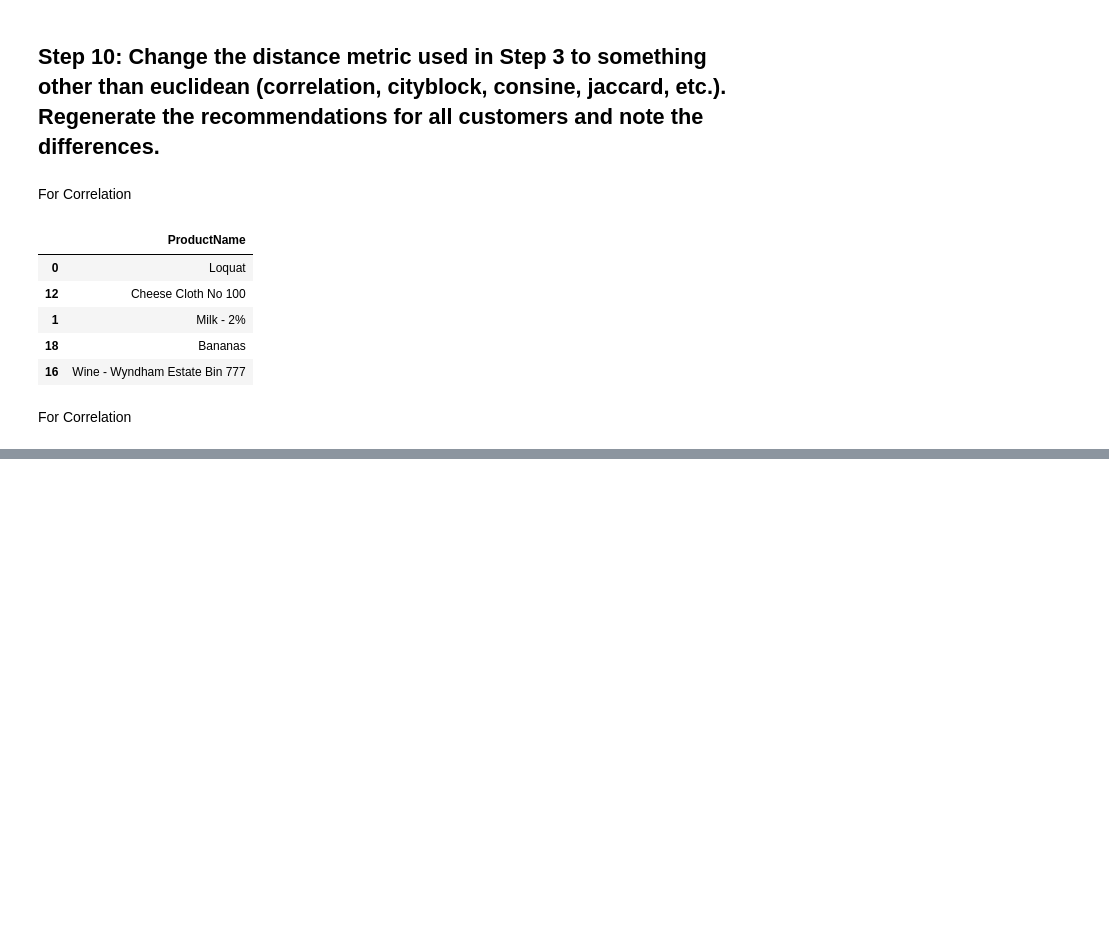
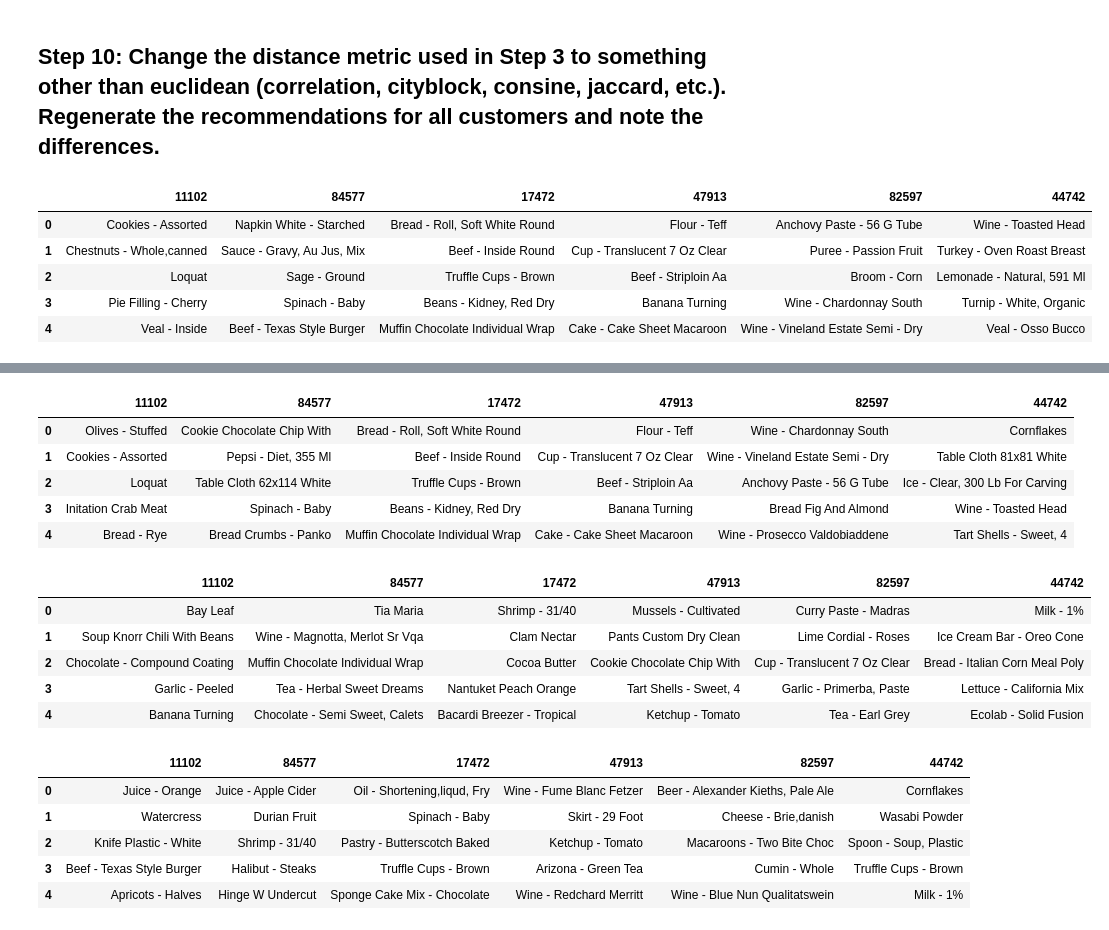
Before and after one commit to alejandroperela/datamad0119, a Jupyter notebook: module-2/lab-intro-recommender-systems/your-code/main.ipynb, the cells around one changed output, grey strips where cells are left out. Saved outputs shown, nothing was run; the diff lists cells and outputs as text; code cells hidden in the pictures; blank space fills up the shorter version.

```diff
--- a/module-2/lab-intro-recommender-systems/your-code/main.ipynb
+++ b/module-2/lab-intro-recommender-systems/your-code/main.ipynb
@@ -185,28 +159,13 @@ for k, j in dict(empty).items():
 # %% [markdown]
 ## Step 10: Change the distance metric used in Step 3 to something other than euclidean (correlation, cityblock, consine, jaccard, etc.). Regenerate the recommendations for all customers and note the differences.
-# %% [markdown]
-For Correlation
-# %%
-quantities = data.groupby(['CustomerID', 'ProductName'], as_index=False).agg({'Quantity':'sum'})
-quantities_pivot = pd.pivot_table(quantities, index='ProductName', columns='CustomerID', values='Quantity').fillna(0)
-distances = pd.DataFrame(1/(1 + squareform(pdist(quantities_pivot.T, 'jaccard'))),
-                         index=quantities_pivot.columns, columns=quantities_pivot.columns)
-similarities = distances[33].sort_values(ascending=False)[1:]
-some_values = []
-for k, j in dict(similarities.head()).items():
-    some_values.append(k)
-data5 = quantities.loc[quantities['CustomerID'].isin(some_values)]
-data5_new = data5.groupby('ProductName', as_index=False).agg({'Quantity':'sum'}).sort_values(['Quantity'],ascending=False)
-merged = pd.merge(data5_new, quantities_pivot, on='ProductName')
-merged = merged.loc[merged[33]==0].sort_values(['Quantity'],ascending=False).head()
-merged = pd.DataFrame(merged.ProductName)
-merged
-# %% [output]
-|  | ProductName |
-| 0 | Loquat |
-| 12 | Cheese Cloth No 100 |
-| 1 | Milk - 2% |
-| 18 | Bananas |
-| 16 | Wine - Wyndham Estate Bin 777 |
-# %% [markdown]
-For Correlation
+# %%
+distances = ['correlation','cityblock','cosine','jaccard', 'chebyshev', 'rogerstanimoto', 'sokalmichener']
+for i in distances:
+    display(pd.DataFrame.from_dict(recommendations(i)))
+# %% [output]
+|  | 11102 | 84577 | 17472 | 47913 | 82597 | 44742 |
+| 0 | Cookies - Assorted | Napkin White - Starched | Bread - Roll, Soft White Round | Flour - Teff | Anchovy Paste - 56 G Tube | Wine - Toasted Head |
+| 1 | Chestnuts - Whole,canned | Sauce - Gravy, Au Jus, Mix | Beef - Inside Round | Cup - Translucent 7 Oz Clear | Puree - Passion Fruit | Turkey - Oven Roast Breast |
+| 2 | Loquat | Sage - Ground | Truffle Cups - Brown | Beef - Striploin Aa | Broom - Corn | Lemonade - Natural, 591 Ml |
+| 3 | Pie Filling - Cherry | Spinach - Baby | Beans - Kidney, Red Dry | Banana Turning | Wine - Chardonnay South | Turnip - White, Organic |
+| 4 | Veal - Inside | Beef - Texas Style Burger | Muffin Chocolate Individual Wrap | Cake - Cake Sheet Macaroon | Wine - Vineland Estate Semi - Dry | Veal - Osso Bucco |
@@ -212,0 +178,18 @@ For Correlation
+|  | 11102 | 84577 | 17472 | 47913 | 82597 | 44742 |
+| 0 | Olives - Stuffed | Cookie Chocolate Chip With | Bread - Roll, Soft White Round | Flour - Teff | Wine - Chardonnay South | Cornflakes |
+| 1 | Cookies - Assorted | Pepsi - Diet, 355 Ml | Beef - Inside Round | Cup - Translucent 7 Oz Clear | Wine - Vineland Estate Semi - Dry | Table Cloth 81x81 White |
+| 2 | Loquat | Table Cloth 62x114 White | Truffle Cups - Brown | Beef - Striploin Aa | Anchovy Paste - 56 G Tube | Ice - Clear, 300 Lb For Carving |
+| 3 | Initation Crab Meat | Spinach - Baby | Beans - Kidney, Red Dry | Banana Turning | Bread Fig And Almond | Wine - Toasted Head |
+| 4 | Bread - Rye | Bread Crumbs - Panko | Muffin Chocolate Individual Wrap | Cake - Cake Sheet Macaroon | Wine - Prosecco Valdobiaddene | Tart Shells - Sweet, 4 |
+|  | 11102 | 84577 | 17472 | 47913 | 82597 | 44742 |
+| 0 | Bay Leaf | Tia Maria | Shrimp - 31/40 | Mussels - Cultivated | Curry Paste - Madras | Milk - 1% |
+| 1 | Soup Knorr Chili With Beans | Wine - Magnotta, Merlot Sr Vqa | Clam Nectar | Pants Custom Dry Clean | Lime Cordial - Roses | Ice Cream Bar - Oreo Cone |
+| 2 | Chocolate - Compound Coating | Muffin Chocolate Individual Wrap | Cocoa Butter | Cookie Chocolate Chip With | Cup - Translucent 7 Oz Clear | Bread - Italian Corn Meal Poly |
+| 3 | Garlic - Peeled | Tea - Herbal Sweet Dreams | Nantuket Peach Orange | Tart Shells - Sweet, 4 | Garlic - Primerba, Paste | Lettuce - California Mix |
+| 4 | Banana Turning | Chocolate - Semi Sweet, Calets | Bacardi Breezer - Tropical | Ketchup - Tomato | Tea - Earl Grey | Ecolab - Solid Fusion |
+|  | 11102 | 84577 | 17472 | 47913 | 82597 | 44742 |
+| 0 | Juice - Orange | Juice - Apple Cider | Oil - Shortening,liqud, Fry | Wine - Fume Blanc Fetzer | Beer - Alexander Kieths, Pale Ale | Cornflakes |
+| 1 | Watercress | Durian Fruit | Spinach - Baby | Skirt - 29 Foot | Cheese - Brie,danish | Wasabi Powder |
+| 2 | Knife Plastic - White | Shrimp - 31/40 | Pastry - Butterscotch Baked | Ketchup - Tomato | Macaroons - Two Bite Choc | Spoon - Soup, Plastic |
+| 3 | Beef - Texas Style Burger | Halibut - Steaks | Truffle Cups - Brown | Arizona - Green Tea | Cumin - Whole | Truffle Cups - Brown |
+| 4 | Apricots - Halves | Hinge W Undercut | Sponge Cake Mix - Chocolate | Wine - Redchard Merritt | Wine - Blue Nun Qualitatswein | Milk - 1% |
```
Also changed, not shown: parts of 7 cells of this notebook.
